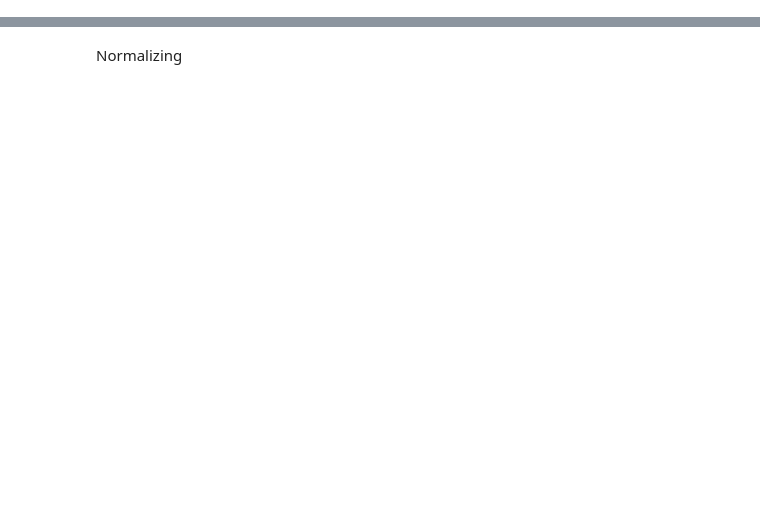
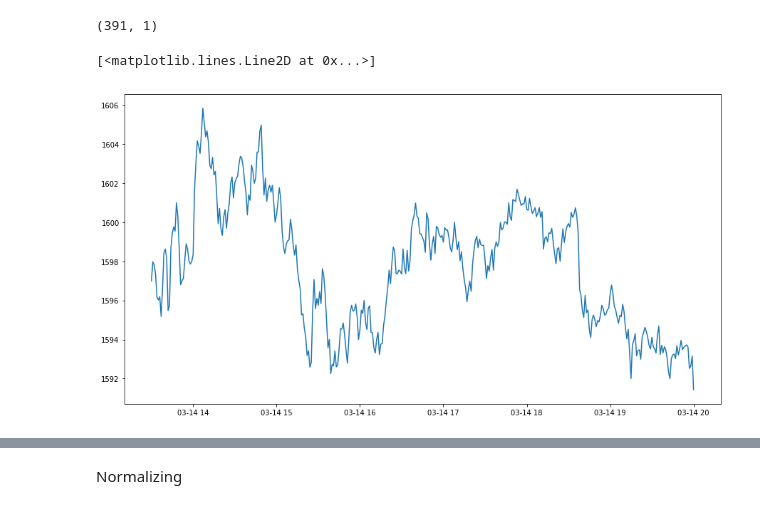
Before and after one commit to chinmaydas96/Stock_prices, a Jupyter notebook: Stock-Predictor-using-LSTM.ipynb, the cells around one changed output, grey strips where cells are left out. Drawn from its saved outputs; the diff is of its cells as text; code cells hidden in the pictures; blank space fills up the shorter version.

```diff
--- a/Stock-Predictor-using-LSTM.ipynb
+++ b/Stock-Predictor-using-LSTM.ipynb
@@ -62,0 +27,8 @@ df.to_csv(filename)
+# %%
+col_names = ['Timestamp','Sequence','Open','High','Low','Close','Volume']
+apple = pd.read_csv('AMZN.csv')
+apple.columns = col_names
+apple['Timestamp'] =  pd.to_datetime(apple['Timestamp'],format='%Y-%m-%d %H:%M:%S')
+apple.index = apple['Timestamp']
+apple = apple.drop(['Sequence','Timestamp'],axis =1)
+apple.head()
@@ -62,0 +43,2 @@ df.to_csv(filename)
+# %%
+apple = apple[['Close']]
@@ -62,0 +55,12 @@ df.to_csv(filename)
+# %%
+df = apple.loc['2018-03-14']
+# %%
+df.shape
+# %% [output]
+(391, 1)
+# %%
+plt.figure(figsize=(15,8))
+plt.plot(df)
+# %% [output]
+[<matplotlib.lines.Line2D at 0x...>]
+[figure, added]
```
Also changed, not shown: parts of 35 cells of this notebook.
